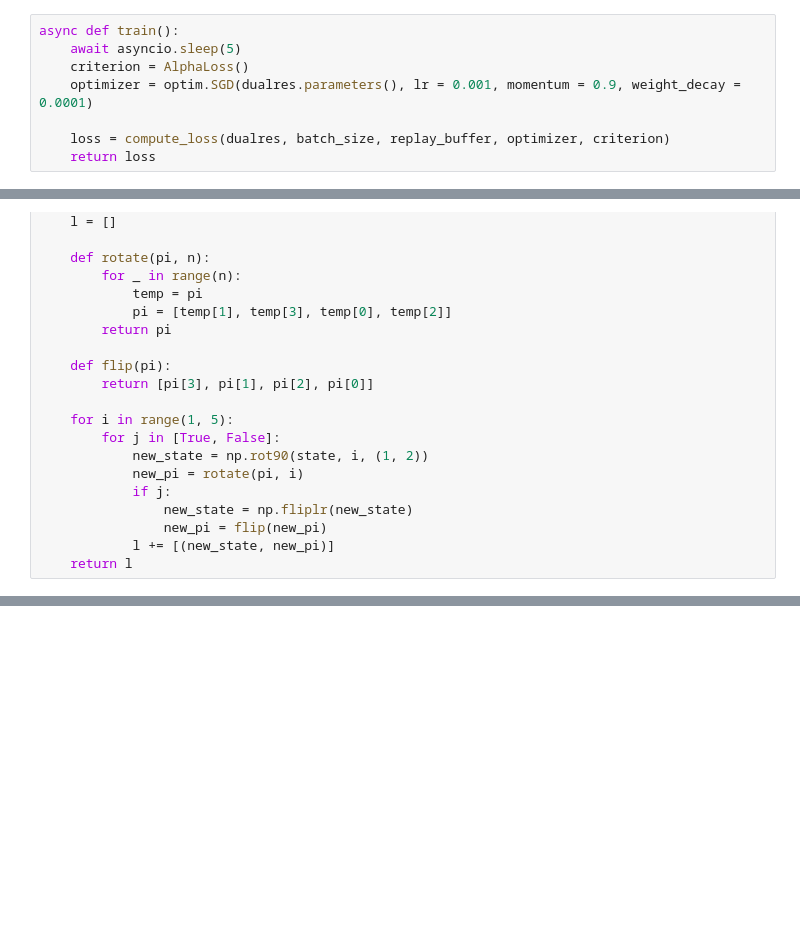
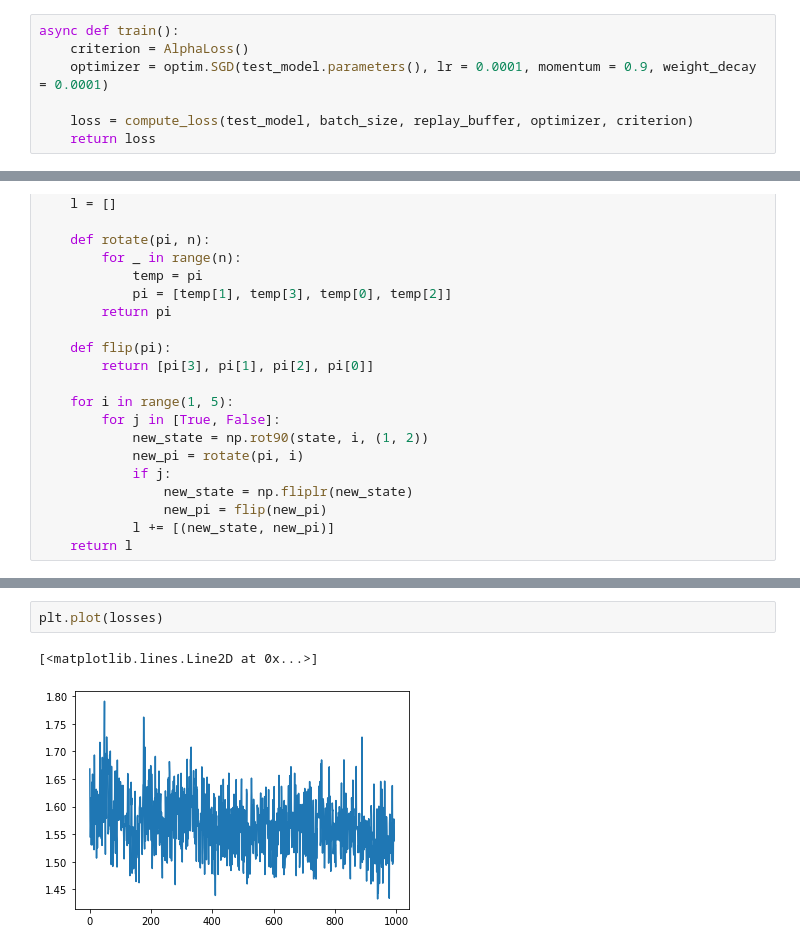
Before and after one commit to hyu1729/HP-Protein-Folding, a Jupyter notebook: Protein Folding AlphaGo Zero.ipynb, the cells around one changed output, grey strips where cells are left out. Cells and saved outputs as stored; diff of their text form; blank space fills up the shorter version.

```diff
--- a/Protein Folding AlphaGo Zero.ipynb
+++ b/Protein Folding AlphaGo Zero.ipynb
@@ -96,10 +104,9 @@ train_seqs = [s for s in seqs if s not in test_seqs]
 # %%
 async def train():
-    await asyncio.sleep(5)
     criterion = AlphaLoss()
-    optimizer = optim.SGD(dualres.parameters(), lr = 0.001, momentum = 0.9, weight_decay = 0.0001)
+    optimizer = optim.SGD(test_model.parameters(), lr = 0.0001, momentum = 0.9, weight_decay = 0.0001)
 
-    loss = compute_loss(dualres, batch_size, replay_buffer, optimizer, criterion)
+    loss = compute_loss(test_model, batch_size, replay_buffer, optimizer, criterion)
     return loss
 # %%
 async def play(num_iter, num_games):
@@ -257,0 +275,5 @@ DualRes(
+# %%
+plt.plot(losses)
+# %% [output]
+[<matplotlib.lines.Line2D at 0x...>]
+[figure, added]
```
Also changed, not shown: parts of 23 cells of this notebook, 2 other files.
